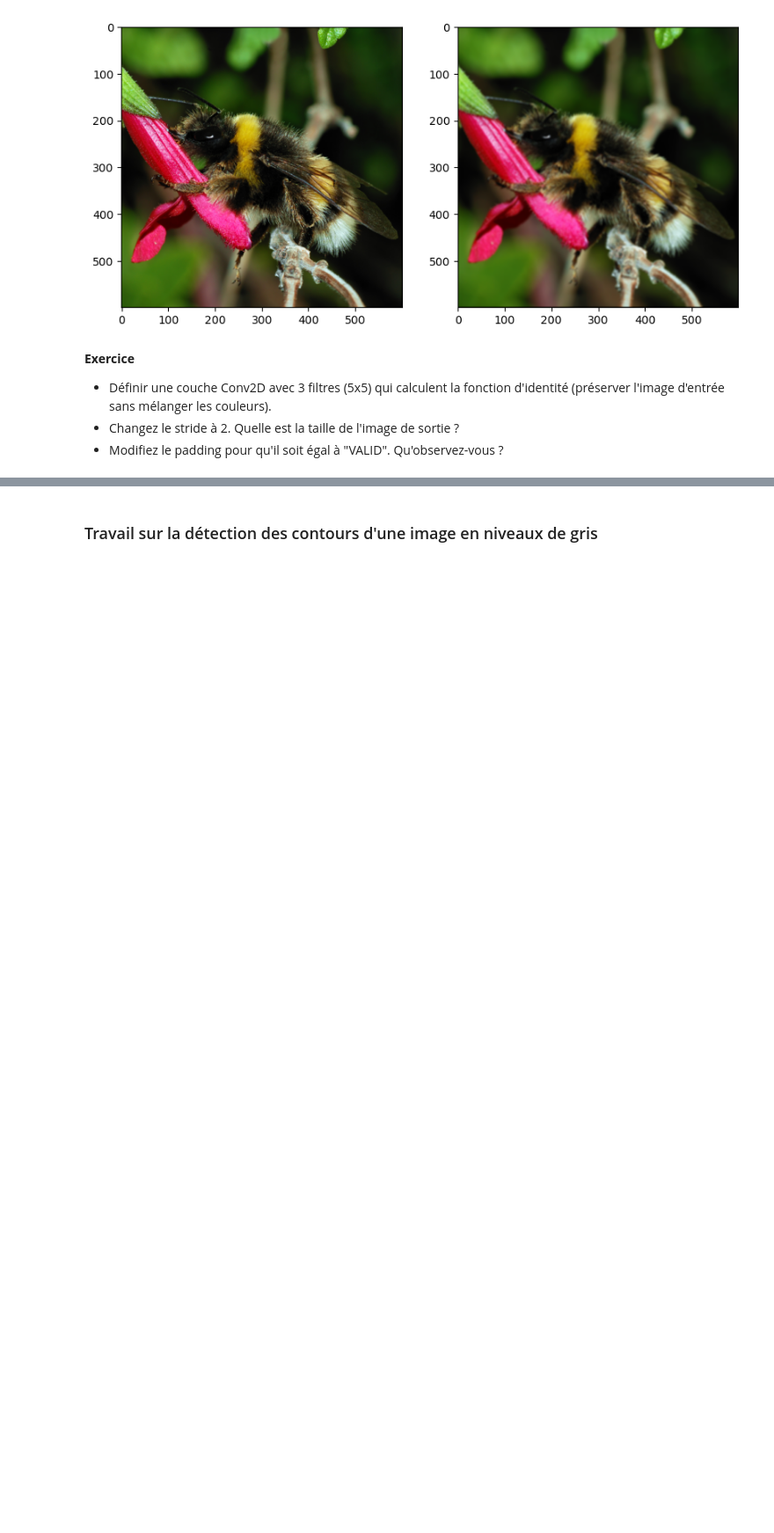
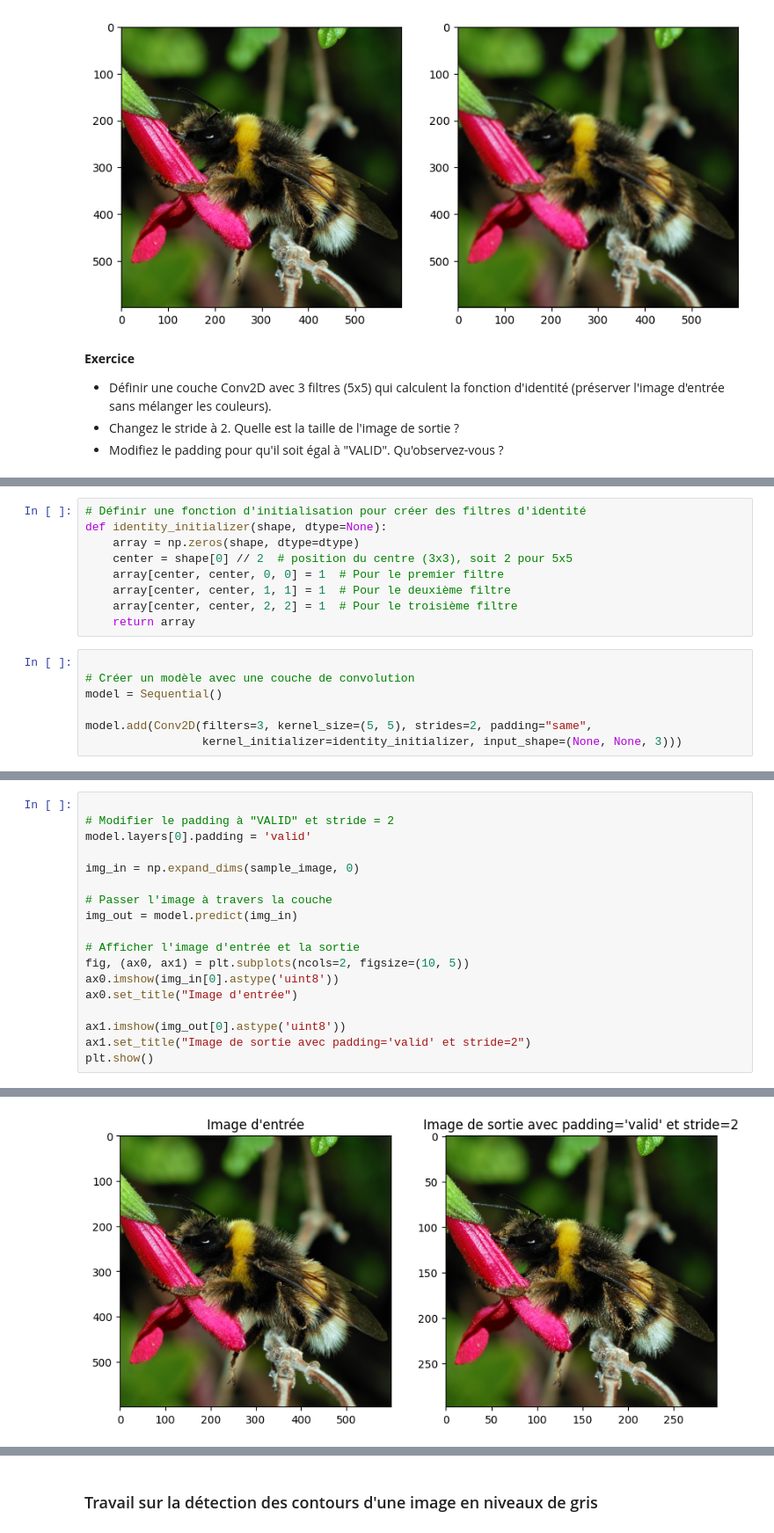
Before and after one commit to dorival42/IA_TP, a Jupyter notebook: gc_tp_Convolutions.ipynb, the cells around one changed output, grey strips where cells are left out. Shown at 88% size. Drawn from its saved outputs; the diff is of its cells as text; blank space fills up the shorter version.

Commit message:
TD convolution

```diff
--- a/gc_tp_Convolutions.ipynb
+++ b/gc_tp_Convolutions.ipynb
@@ -193,0 +300,16 @@ ax1.imshow(np_img_out.astype('uint8'));
+# %%
+# Définir une fonction d'initialisation pour créer des filtres d'identité
+def identity_initializer(shape, dtype=None):
+    array = np.zeros(shape, dtype=dtype)
+    center = shape[0] // 2  # position du centre (3x3), soit 2 pour 5x5
+    array[center, center, 0, 0] = 1  # Pour le premier filtre
+    array[center, center, 1, 1] = 1  # Pour le deuxième filtre
+    array[center, center, 2, 2] = 1  # Pour le troisième filtre
+    return array
+# %%
+
+# Créer un modèle avec une couche de convolution
+model = Sequential()
+
+model.add(Conv2D(filters=3, kernel_size=(5, 5), strides=2, padding="same",
+                 kernel_initializer=identity_initializer, input_shape=(None, None, 3)))
@@ -193,0 +329,19 @@ ax1.imshow(np_img_out.astype('uint8'));
+# %%
+
+# Modifier le padding à "VALID" et stride = 2
+model.layers[0].padding = 'valid'
+
+img_in = np.expand_dims(sample_image, 0)
+
+# Passer l'image à travers la couche
+img_out = model.predict(img_in)
+
+# Afficher l'image d'entrée et la sortie
+fig, (ax0, ax1) = plt.subplots(ncols=2, figsize=(10, 5))
+ax0.imshow(img_in[0].astype('uint8'))
+ax0.set_title("Image d'entrée")
+
+ax1.imshow(img_out[0].astype('uint8'))
+ax1.set_title("Image de sortie avec padding='valid' et stride=2")
+plt.show()
+# %% [output]
@@ -193,0 +349 @@ ax1.imshow(np_img_out.astype('uint8'));
+[figure, added]
```
Also changed, not shown: parts of 22 cells of this notebook.
